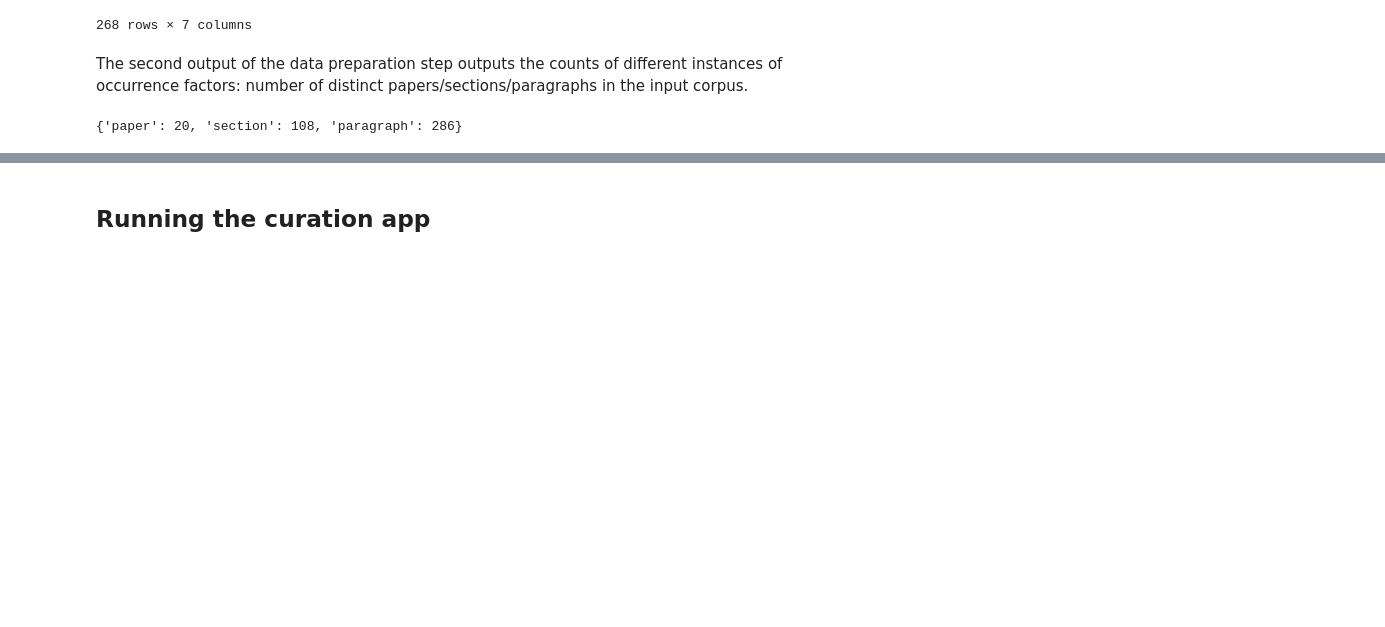
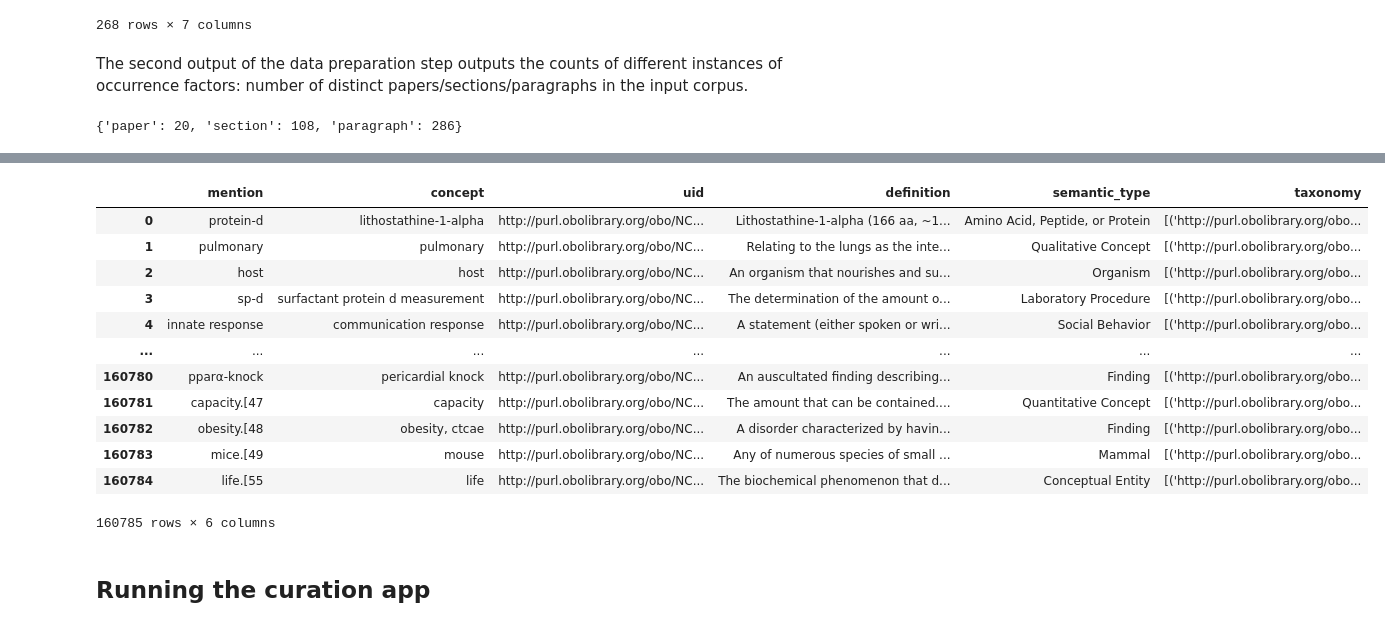
Before and after one commit to BlueBrain/BlueGraph, a Jupyter notebook: cord_19/examples/notebooks/Entity curation.ipynb, the cells around one changed output, grey strips where cells are left out. Saved outputs shown, nothing was run; the diff lists cells and outputs as text; code cells hidden in the pictures; blank space fills up the shorter version.

Commit message:
Fix in linking extract

```diff
--- a/cord_19/examples/notebooks/Entity curation.ipynb
+++ b/cord_19/examples/notebooks/Entity curation.ipynb
@@ -94,3 +113,19 @@ Wall time: 1.09 s
+# %%
+ontology_linking
+# %% [output]
+|  | mention | concept | uid | definition | semantic_type | taxonomy |
+| 0 | protein-d | lithostathine-1-alpha | http://purl.obolibrary.org/obo/NC... | Lithostathine-1-alpha (166 aa, ~1... | Amino Acid, Peptide, or Protein | [('http://purl.obolibrary.org/obo... |
+| 1 | pulmonary | pulmonary | http://purl.obolibrary.org/obo/NC... | Relating to the lungs as the inte... | Qualitative Concept | [('http://purl.obolibrary.org/obo... |
+| 2 | host | host | http://purl.obolibrary.org/obo/NC... | An organism that nourishes and su... | Organism | [('http://purl.obolibrary.org/obo... |
+| 3 | sp-d | surfactant protein d measurement | http://purl.obolibrary.org/obo/NC... | The determination of the amount o... | Laboratory Procedure | [('http://purl.obolibrary.org/obo... |
+| 4 | innate response | communication response | http://purl.obolibrary.org/obo/NC... | A statement (either spoken or wri... | Social Behavior | [('http://purl.obolibrary.org/obo... |
+| ... | ... | ... | ... | ... | ... | ... |
+| 160780 | pparα-knock | pericardial knock | http://purl.obolibrary.org/obo/NC... | An auscultated finding describing... | Finding | [('http://purl.obolibrary.org/obo... |
+| 160781 | capacity.[47 | capacity | http://purl.obolibrary.org/obo/NC... | The amount that can be contained.... | Quantitative Concept | [('http://purl.obolibrary.org/obo... |
+| 160782 | obesity.[48 | obesity, ctcae | http://purl.obolibrary.org/obo/NC... | A disorder characterized by havin... | Finding | [('http://purl.obolibrary.org/obo... |
+| 160783 | mice.[49 | mouse | http://purl.obolibrary.org/obo/NC... | Any of numerous species of small ... | Mammal | [('http://purl.obolibrary.org/obo... |
+| 160784 | life.[55 | life | http://purl.obolibrary.org/obo/NC... | The biochemical phenomenon that d... | Conceptual Entity | [('http://purl.obolibrary.org/obo... |
+160785 rows × 6 columns
 # %% [markdown]
 ## Running the curation app
 # %%
```
Also changed, not shown: parts of 9 cells of this notebook, 1 other file.
